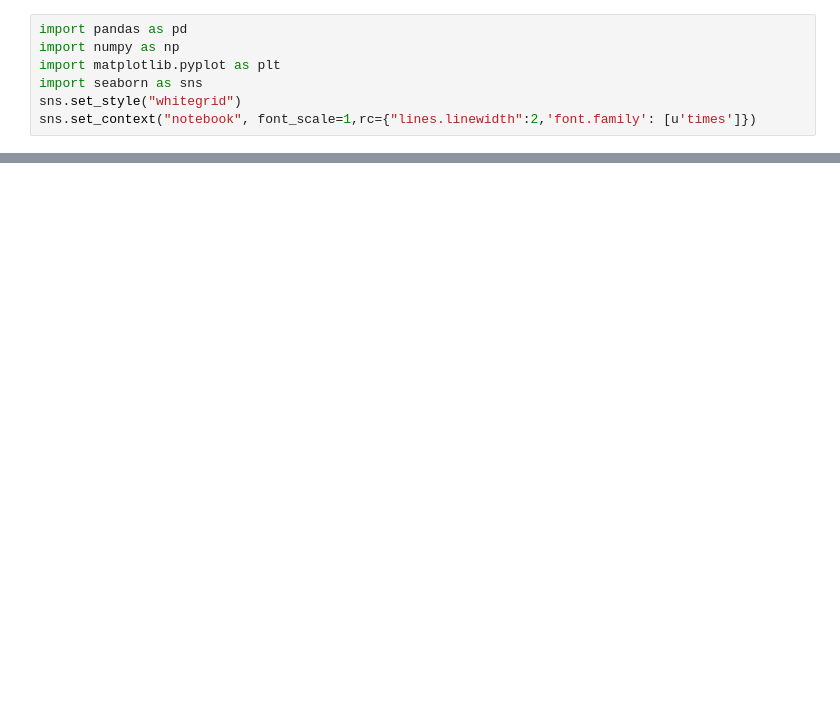
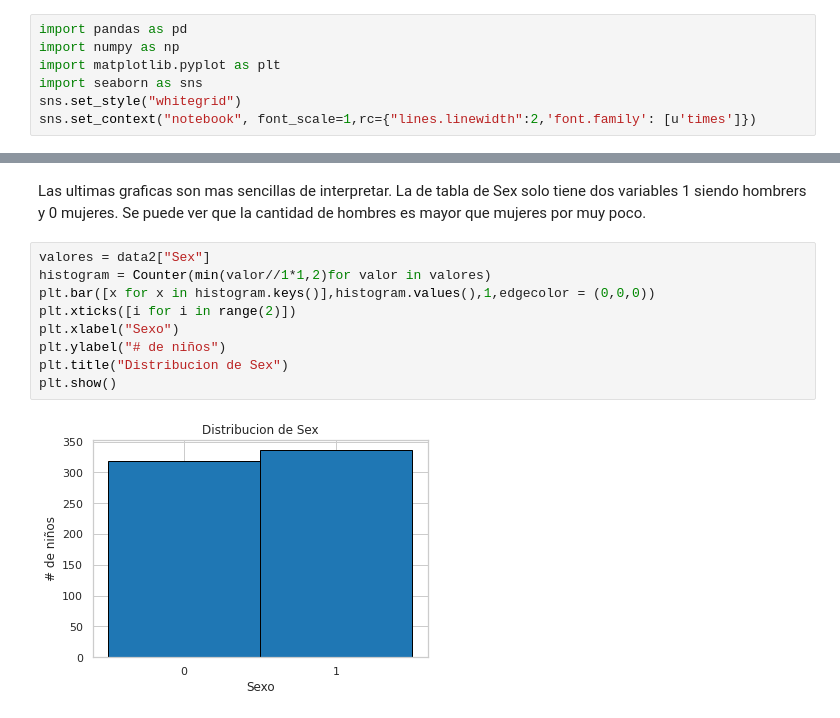
Before and after one commit to RodoBP/TC10025_A01250513, a Jupyter notebook: Mapas de calor y boxplots/Mapas de calor y boxplots.ipynb, the cells around one changed output, grey strips where cells are left out. Saved outputs shown, nothing was run; the diff lists cells and outputs as text; blank space fills up the shorter version.

```diff
--- a/Mapas de calor y boxplots/Mapas de calor y boxplots.ipynb
+++ b/Mapas de calor y boxplots/Mapas de calor y boxplots.ipynb
@@ -89,0 +141,13 @@ plt.show()
+# %% [markdown]
+Las ultimas graficas son mas sencillas de interpretar. La de tabla de Sex solo tiene dos variables 1 siendo hombrers y 0 mujeres. Se puede ver que la cantidad de hombres es mayor que mujeres por muy poco.
+# %%
+valores = data2["Sex"]
+histogram = Counter(min(valor//1*1,2)for valor in valores)
+plt.bar([x for x in histogram.keys()],histogram.values(),1,edgecolor = (0,0,0))
+plt.xticks([i for i in range(2)])
+plt.xlabel("Sexo")
+plt.ylabel("# de niños")
+plt.title("Distribucion de Sex")
+plt.show()
+# %% [output]
+[figure, added]
```
Also changed, not shown: parts of 38 cells of this notebook, 1 other file.
